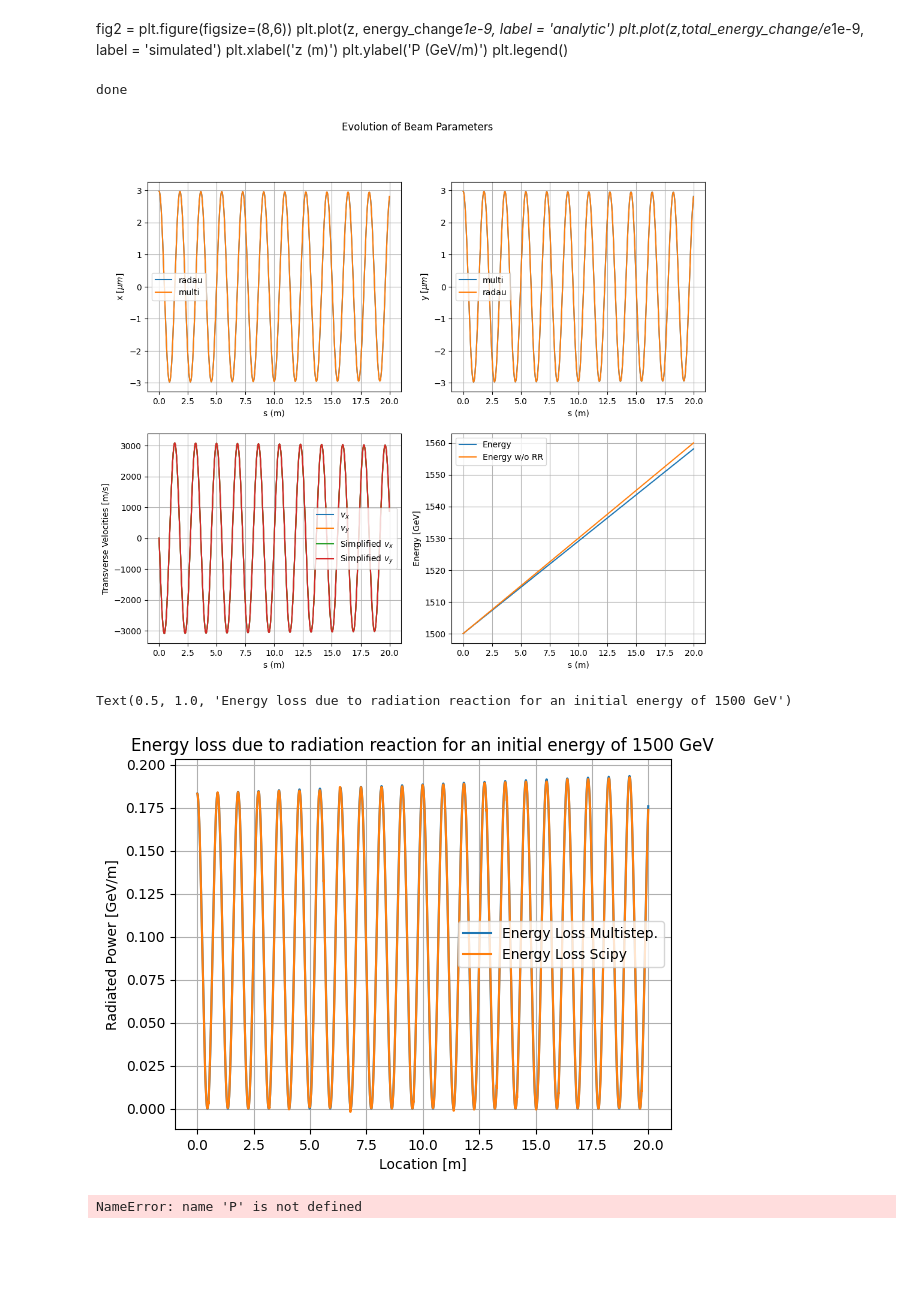
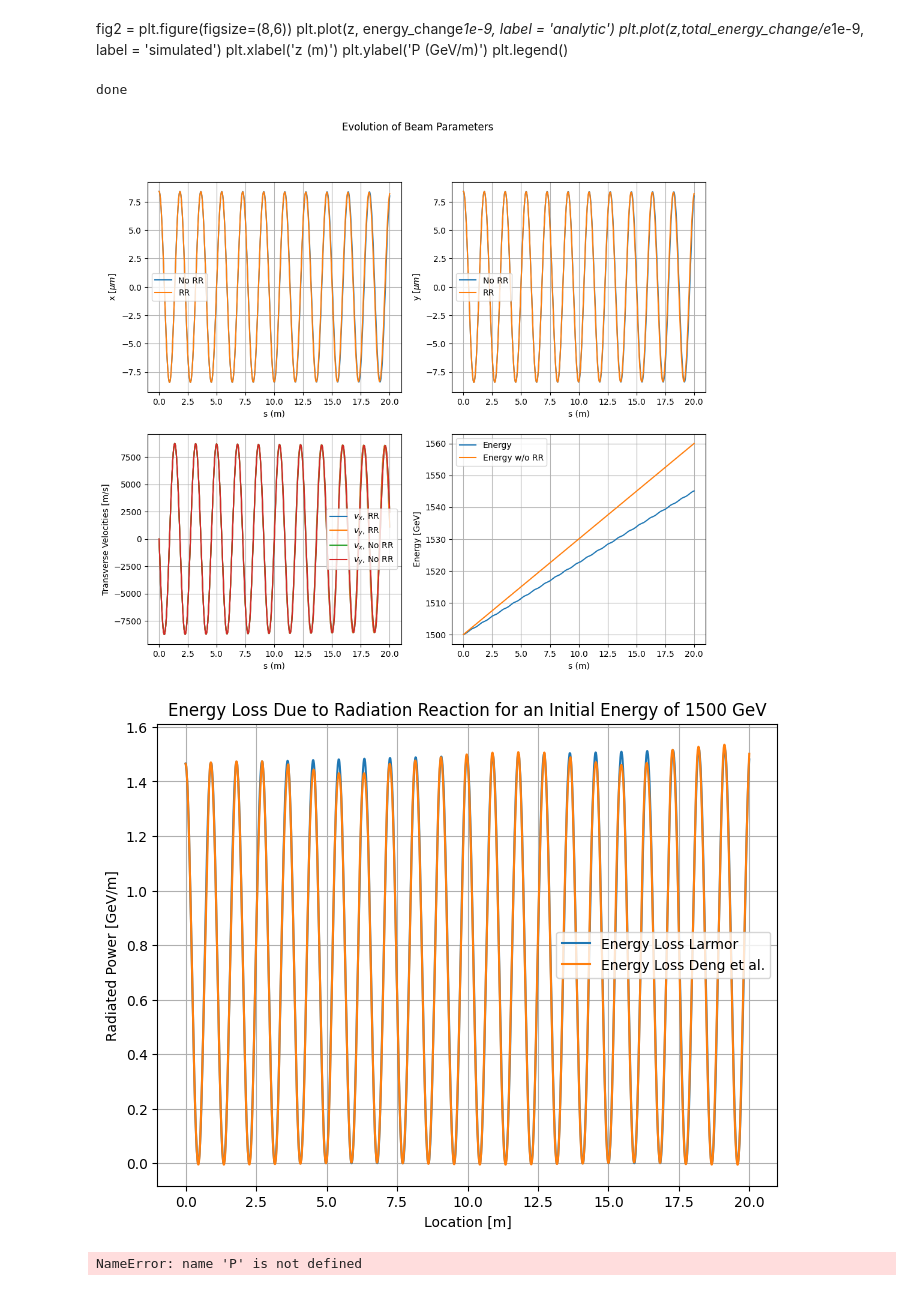
Before and after one commit to Knallvik/Master, a Jupyter notebook: Single_patricle_simulations/Beta_sim.ipynb, the cells around one changed output. Cells and saved outputs as stored; diff of their text form; code cells hidden in the pictures; blank space fills up the shorter version.

```diff
--- a/Single_patricle_simulations/Beta_sim.ipynb
+++ b/Single_patricle_simulations/Beta_sim.ipynb
@@ -43,7 +40,7 @@ beta_matched = np.sqrt(2*gamma0)/kp
 lambda_beta = 2*np.pi*beta_matched
 
 k_beta = 2*np.pi/lambda_beta
-emittance_norm = 10e-6 # m rad
+emittance_norm = 80e-6 # m rad
 
 sig_x = np.sqrt(beta_matched*emittance_norm/gamma0)
 
@@ -344,7 +341,7 @@ def analytic_larmor(t, gamma, rx, ry, phi, delta):
      + np.cos(k_beta*SI.c*t + delta)**2*(scale*ry)**2)
 # %%
 def plot_oscillations(func, normal_func, sysinit, t_span, t_eval, rx, ry, phi, delta):
-    solution = solve_ivp(fun = func, y0 = sysinit, method='Radau', \
+    solution = solve_ivp(fun = func, y0 = sysinit, method='RK45', \
                          t_span = t_span, t_eval = t_eval)
     normal_solution = solve_ivp(fun = normal_func, y0 = sysinit, method='RK45', \
                                 t_span = t_span, t_eval = t_eval)
@@ -417,25 +414,25 @@ def plot_oscillations(func, normal_func, sysinit, t_span, t_eval, rx, ry, phi, d
     fig, ax = plt.subplots(2,2, figsize=(12,10))
     fig.suptitle('Evolution of Beam Parameters')
     # Plot x and y trajectories
-    ax[0,0].plot(z_ivp,x_ivp*1e6, label='radau')
-    ax[0,0].plot(z_ivp,x_multi*1e6, label='multi')
+    ax[0,0].plot(z_ivp,normal_x_ivp*1e6, label='No RR')
+    ax[0,0].plot(z_ivp,x_multi*1e6, label='RR')
     ax[0,0].grid()
     ax[0,0].set_ylabel(r'x [$\mu m$]')
     ax[0,0].set_xlabel('s (m)')
     ax[0,0].legend()
 
-    ax[0, 1].plot(z_ivp,y_multi*1e6, label='multi')
-    ax[0, 1].plot(z_ivp,y_ivp*1e6, label='radau')
+    ax[0, 1].plot(z_ivp,normal_y_ivp*1e6, label='No RR')
+    ax[0, 1].plot(z_ivp,y_multi*1e6, label='RR')
     ax[0, 1].grid()
     ax[0, 1].set_ylabel(r'y [$\mu m$]')
     ax[0, 1].set_xlabel(r's (m)')
     ax[0, 1].legend()
 
     #Plot velocities
-    ax[1, 0].plot(z_ivp,vx_ivp, label = r'$v_x$')
-    ax[1, 0].plot(z_ivp,vy_ivp, label = r'$v_y$')
-    ax[1, 0].plot(z_ivp,normal_vx_ivp, label = r'Simplified $v_x$')
-    ax[1, 0].plot(z_ivp,normal_vy_ivp, label = r'Simplified $v_y$')
+    ax[1, 0].plot(z_ivp,vx_ivp, label = r'$v_x$, RR')
+    ax[1, 0].plot(z_ivp,vy_ivp, label = r'$v_y$, RR')
+    ax[1, 0].plot(z_ivp,normal_vx_ivp, label = r'$v_x$, No RR')
+    ax[1, 0].plot(z_ivp,normal_vy_ivp, label = r'$v_y$, No RR')
     ax[1, 0].grid()
     ax[1, 0].set_ylabel('Transverse Velocities [m/s]')
     ax[1, 0].set_xlabel('s (m)')
@@ -444,7 +441,7 @@ def plot_oscillations(func, normal_func, sysinit, t_span, t_eval, rx, ry, phi, d
     #Plot calculated energy loss from larmor formula, and the
     #analytical mean radiated power (per meter)
     #ax[1, 1].plot(z,(energy_gain_per_m - total_energy_change)/e*1e-9, label = 'simulated')
-    ax[1, 1].plot(z_ivp, energy_ivp_scipy/e*1e-9, label = 'Energy')
+    ax[1, 1].plot(z_ivp, energy_ivp_multi/e*1e-9, label = 'Energy')
     ax[1, 1].plot(z_ivp, normal_energy_ivp/e*1e-9, label = 'Energy w/o RR')
     ax[1, 1].grid()
     ax[1, 1].set_ylabel('Energy [GeV]')
@@ -561,32 +558,32 @@ xs, zs, Es, fig, scipy, Multi, s = plot_oscillations(func = oscillator2d, normal
                                           t_span = t_span, t_eval = t,\
                                           rx = x0, ry = y0, phi = 0, delta =0)
 if save:
-    name = directory + f'{Energy}_GeV_single_particle_simulation_only_x_gamma_{actual}.png'
-    fig.savefig(name)
+    pass
+#name = directory + f'{Energy}_GeV_single_particle_simulation_xy_in_phase.png'
+#fig.savefig(name)
+#print(xs[0])
 # %% [output]
 done
-[figure, old version]
+[figure, new version]
 # %%
 if save:
     fig2.savefig(f'single_particle_simulation_Evolution_of_beam_parameters_{(Energy)}GeV_\
     11m_inits_z{z0*1e6}_x{x0*1e6}_y{y0*1e6}\
     _xp{x_dot0/SI.c}_yp{y_dot0/SI.c}.png')
 # %%
-fig = plt.figure()
+fig = plt.figure(figsize =(8,6))
 
-plt.plot(s, Multi/e*1e-9, label = 'Energy Loss Multistep.')
-
-plt.plot(s, scipy/e*1e-9, label = 'Energy Loss Scipy')
+plt.plot(s, Multi/e*1e-9, label = 'Energy Loss Larmor')
+plt.plot(s, scipy/e*1e-9, label = 'Energy Loss Deng et al.')
 
 plt.grid()
 plt.legend()
 plt.xlabel('Location [m]')
 plt.ylabel('Radiated Power [GeV/m]')
-plt.title(f'Energy loss due to radiation reaction for an initial energy of {Energy} GeV')
-#fig.savefig(f'Energy_loss_{Energy}_GeV_multistep_correction.png')
+plt.title(f'Energy Loss Due to Radiation Reaction for an Initial Energy of {Energy} GeV')
+fig.savefig(f'Energy_loss_{Energy}_GeV_RK4.png')
 # %% [output]
-Text(0.5, 1.0, 'Energy loss due to radiation reaction for an initial energy of 1500 GeV')
-[figure, old version]
+[figure, new version]
 # %%
 I0 = np.trapz(P/e*1e-9, s)
 I1 = np.trapz(total_energy_change/e*1e-9, s)
```
Also changed, not shown: parts of 1 cell of this notebook, 22 other files.
